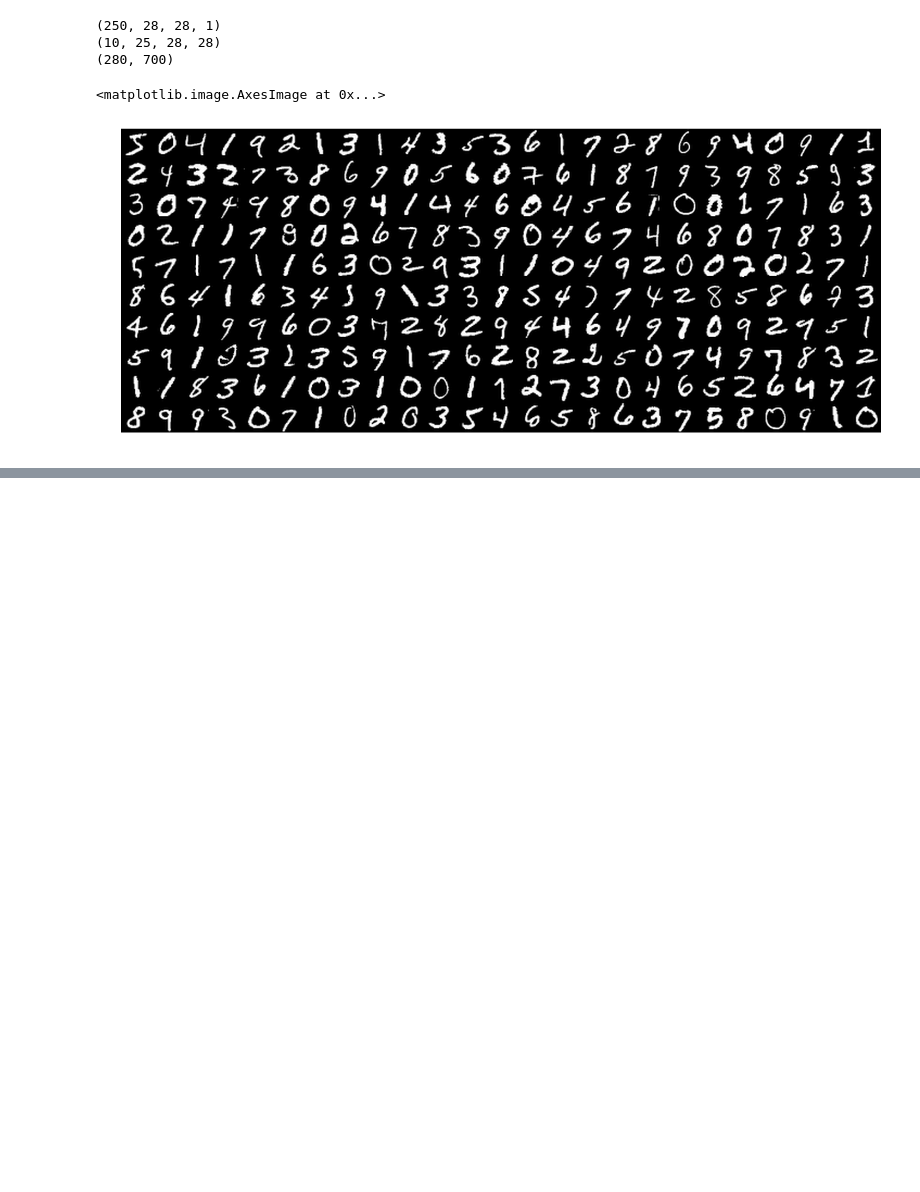
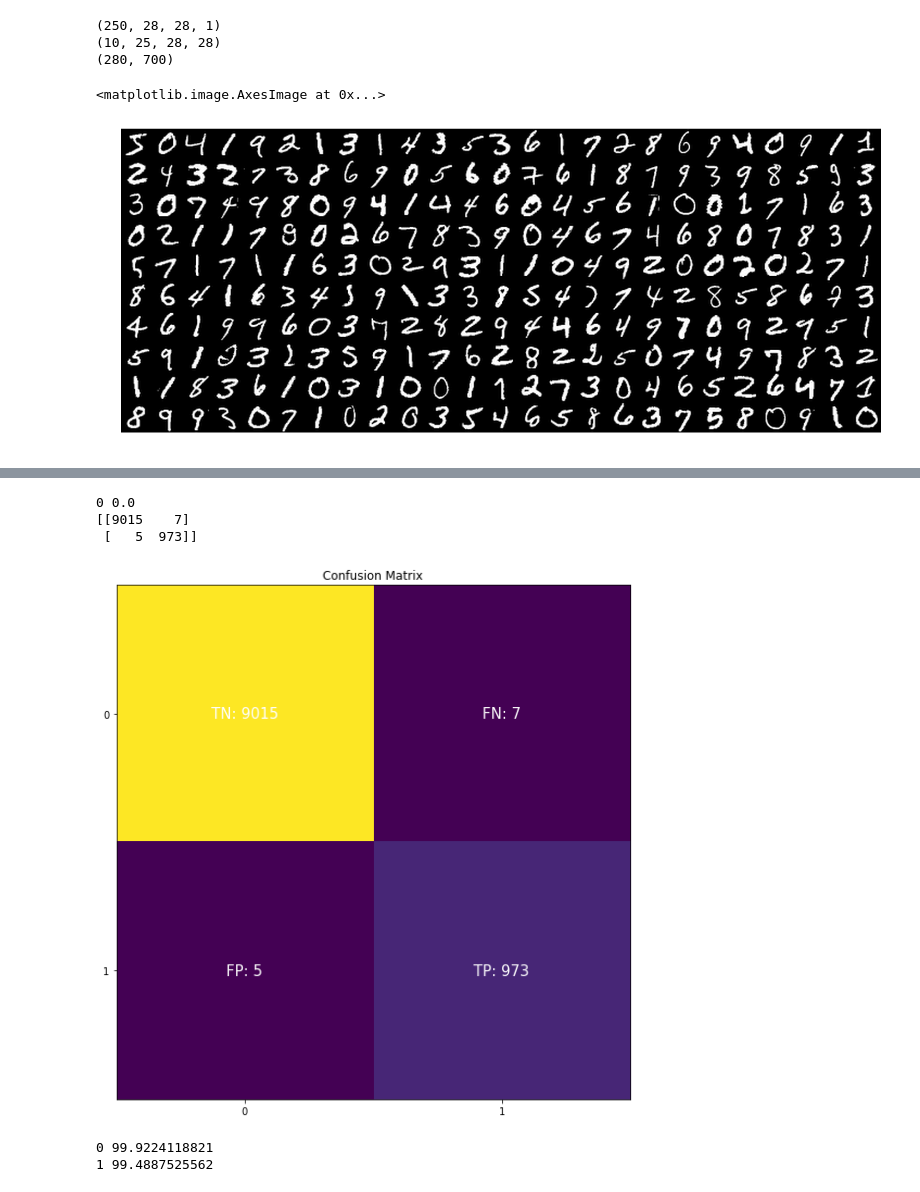
Before and after one commit to clevyr/cnn_crash_course, a Jupyter notebook: train.ipynb, the cells around one changed output, grey strips where cells are left out. Drawn from its saved outputs; the diff is of its cells as text; code cells hidden in the pictures; blank space fills up the shorter version.

```diff
--- a/train.ipynb
+++ b/train.ipynb
@@ -189,0 +214,20 @@ SyntaxError: invalid syntax (<ipython-input-5-28b34242fc41>, line 14)
+# %%
+#
+# Make the model
+#
+
+print('input shape', input_shape)
+model = keras.Sequential(
+    [
+        keras.layers.InputLayer(input_shape=input_shape),
+        keras.layers.Conv2D(32, kernel_size=(5, 5), activation="relu", padding="same", strides=(2,2)),
+        #keras.layers.MaxPooling2D(pool_size=(2, 2)),
+        keras.layers.Conv2D(64, kernel_size=(3, 3), activation="relu", padding="same"),
+        keras.layers.MaxPooling2D(pool_size=(2, 2)),
+        keras.layers.Dropout(0.5),
+        keras.layers.Flatten(),
+        keras.layers.Dense(NUM_CLASSES, activation='softmax', use_bias=False)
+    ]
+)
+
+model.summary()
@@ -265,10 +404,10 @@ for row in confusion:
 # %%
-# Create binary classification model to give yes/no answer to whether or not digit is a 5
+# Create binary classification model to give yes/no answer to whether or not digit is a '0'
 from tensorflow import keras
 
 model = keras.models.load_model(model_classification_path)
 
 x = model.layers[-2].output
-x = keras.layers.Dense(1, activation='sigmoid')(model.layers[-2].output)
+x = keras.layers.Dense(1, activation='sigmoid', use_bias=False)(model.layers[-2].output)
 model = keras.Model(inputs=model.input, outputs=x, name="mnist_binary")
 model.summary()
@@ -321,7 +501,6 @@ y_prediction = model.predict(x_test).flatten()
 
 #convert prediction to 0 or 1
 y_prediction = np.where(y_prediction >= 0.5, 1, 0)
-#y_true = np.argmax(y_test,axis = 1)
 
 
 y_prediction = y_prediction.flatten()
@@ -332,32 +511,41 @@ print(confusion)
 %matplotlib inline
 fig, ax = pyplot.subplots(figsize=(10,8))
 im = ax.imshow(confusion)
 
 # We want to show all ticks...
 ax.set_xticks(np.arange(2))
 ax.set_yticks(np.arange(2))
 # ... and label them with the respective list entries
 ax.set_xticklabels(range(0,2))
 ax.set_yticklabels(range(0,2))
 
 # Loop over confusion matrix and create text.
 # BTW, There's almost certainly a built-in way to iterate overy numpy arrays with indices
+
+text = [['TN', 'FN'], ['FP', 'TP']]
 rowIdx = 0
 for row in confusion:
     colIdx = 0
     for col in row:
-        text = ax.text(colIdx, rowIdx, col,
-                       ha="center", va="center", color="w")
+        ax.text(colIdx, rowIdx, text[rowIdx][colIdx] + ': ' + str(col),
+                       ha="center", va="center", color="w", fontsize=15)
         colIdx += 1
     rowIdx += 1
 
 ax.set_title("Confusion Matrix")
 fig.tight_layout()
 
 pyplot.show()
 
 #per class accuracy
 rowIdx = 0
 for row in confusion:
     print(rowIdx, row[rowIdx] / np.sum(row) * 100 )
     rowIdx += 1
+# %% [output]
+0 0.0
+[[9015    7]
+ [   5  973]]
+[figure, added]
+0 99.9224118821
+1 99.4887525562
```
Also changed, not shown: parts of 25 cells of this notebook, 18 other files.
